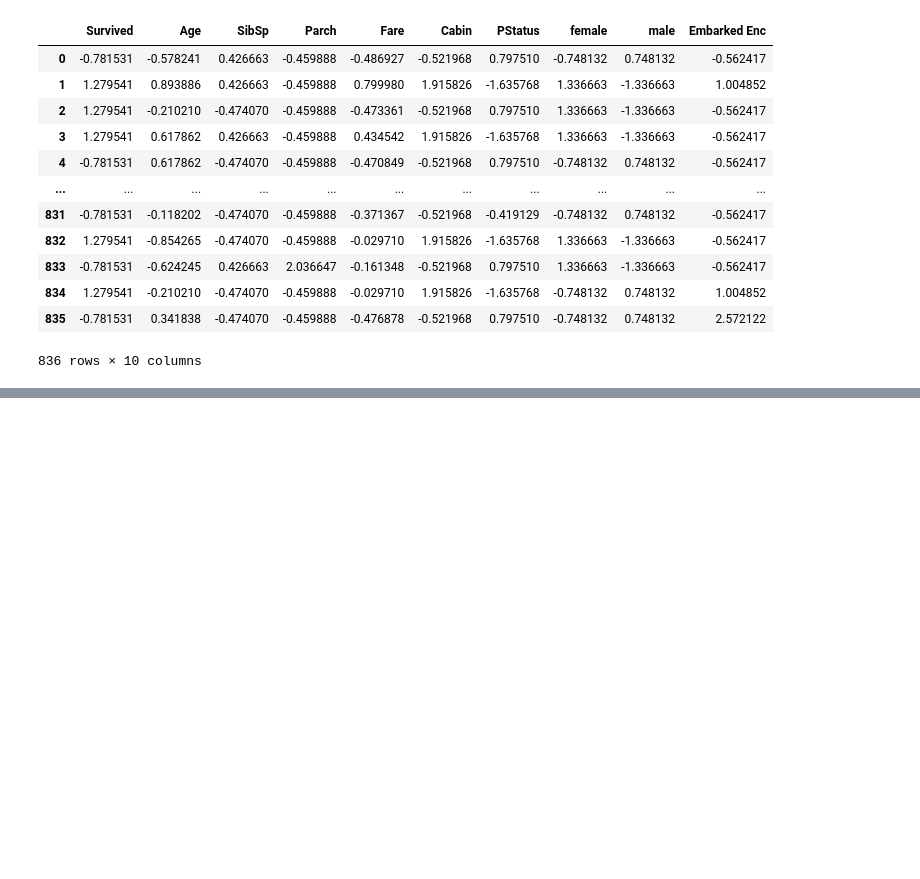
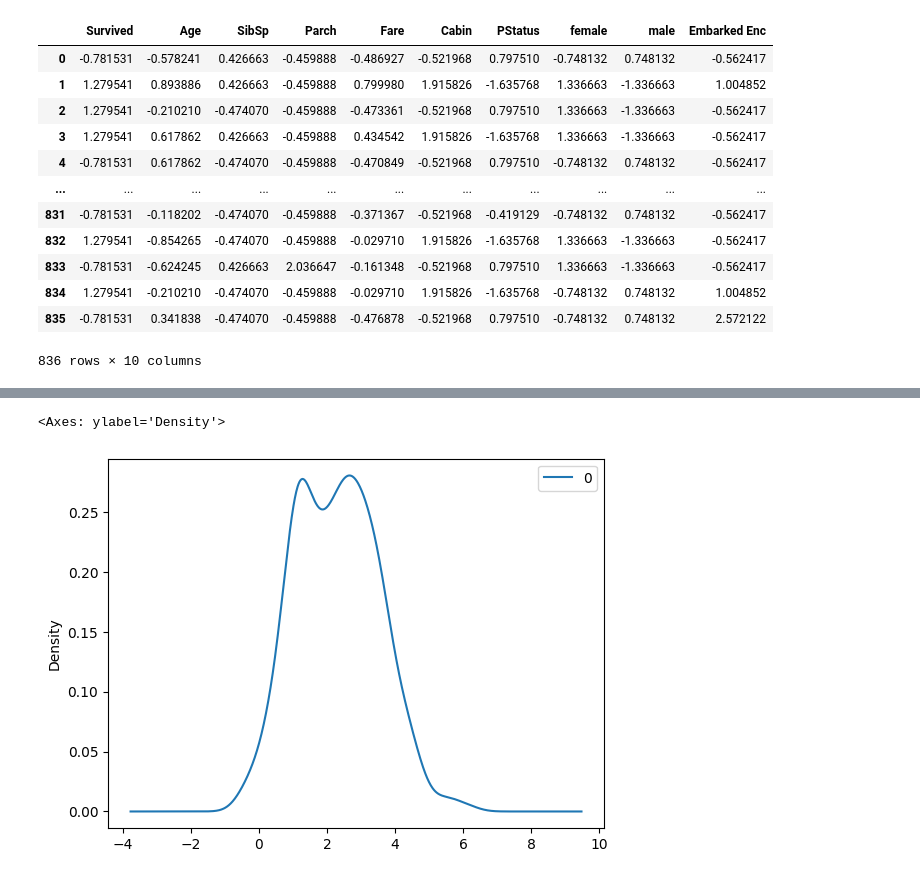
Before and after one commit to Magar-Bhuwan/Data-Science-ML, a Jupyter notebook: 2_Data_Science_ML/Day13/normalization.ipynb, the cells around one changed output, grey strips where cells are left out. Saved outputs shown, nothing was run; the diff lists cells and outputs as text; code cells hidden in the pictures; blank space fills up the shorter version.

```diff
--- a/2_Data_Science_ML/Day13/normalization.ipynb
+++ b/2_Data_Science_ML/Day13/normalization.ipynb
@@ -126,0 +171,9 @@ pd.DataFrame(norm_data, columns=titanic_df.columns)
+# %%
+def power_transform(x, powe_factor = 1):
+    return np.sign(x) * np.power(np.abs(x), powe_factor)
+# %%
+trans_data = power_transform(data, powe_factor = 0.65)
+trans_data.plot.kde()
+# %% [output]
+<Axes: ylabel='Density'>
+[figure, added]
```
Also changed, not shown: parts of 6 cells of this notebook, 2 other files.
